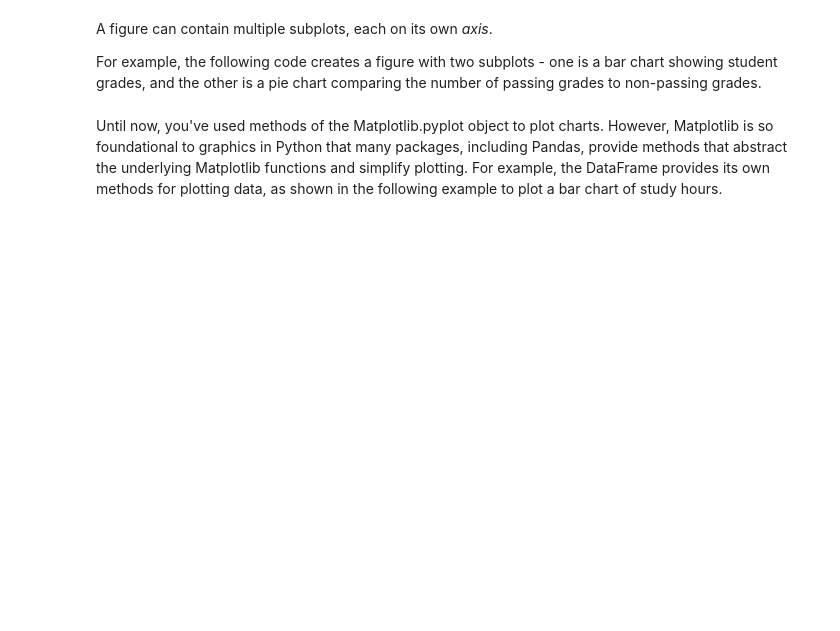
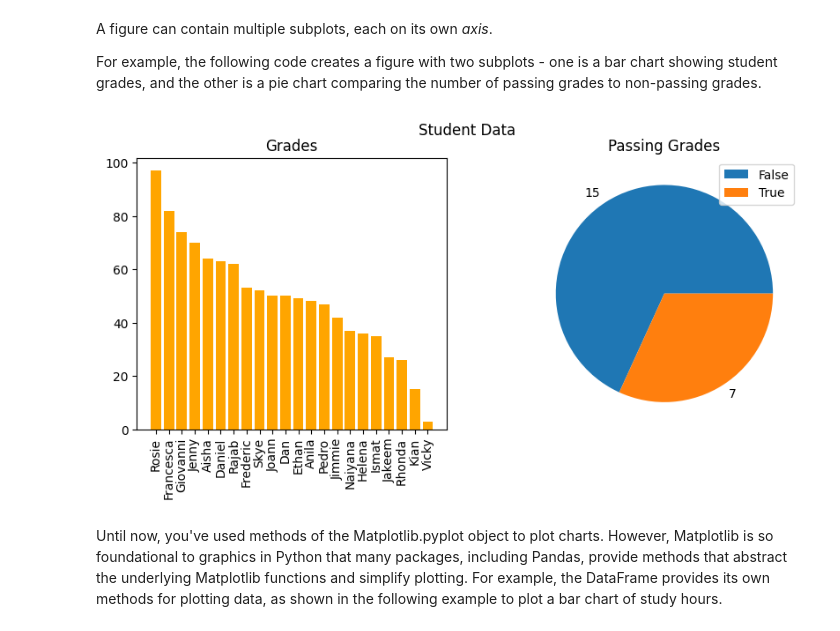
Before and after one commit to maisoehn/ml-basics, a Jupyter notebook: 01 - Data Exploration.ipynb, the cells around one changed output. Saved outputs shown, nothing was run; the diff lists cells and outputs as text; code cells hidden in the pictures; blank space fills up the shorter version.

```diff
--- a/01 - Data Exploration.ipynb
+++ b/01 - Data Exploration.ipynb
@@ -545,24 +576,40 @@ A figure can contain multiple subplots, each on its own *axis*.
 For example, the following code creates a figure with two subplots - one is a bar chart showing student grades, and the other is a pie chart comparing the number of passing grades to non-passing grades.
 # %%
 # Create a figure for 2 subplots (1 row, 2 columns)
-fig, ax = plt.subplots(1, 2, figsize = (10,4))
+fig, ax = plt.subplots(
+    1,
+    2,
+    figsize = (10,4)
+)
 
 # Create a bar plot of name vs grade on the first axis
-ax[0].bar(x=df_students.Name, height=df_students.Grade, color='orange')
+ax[0].bar(
+    x = df_students.Name,
+    height = df_students.Grade,
+    color = 'orange'
+)
 ax[0].set_title('Grades')
-ax[0].set_xticklabels(df_students.Name, rotation=90)
+ax[0].set_xticklabels(
+    df_students.Name,
+    rotation = 90
+)
 
 # Create a pie chart of pass counts on the second axis
 pass_counts = df_students['Pass'].value_counts()
-ax[1].pie(pass_counts, labels=pass_counts)
+ax[1].pie(
+    pass_counts,
+    labels = pass_counts
+)
 ax[1].set_title('Passing Grades')
 ax[1].legend(pass_counts.keys().tolist())
 
 # Add a title to the Figure
 fig.suptitle('Student Data')
 
 # Show the figure
 fig.show()
+# %% [output]
+[figure, added]
 # %% [markdown]
 Until now, you've used methods of the Matplotlib.pyplot object to plot charts. However, Matplotlib is so foundational to graphics in Python that many packages, including Pandas, provide methods that abstract the underlying Matplotlib functions and simplify plotting. For example, the DataFrame provides its own methods for plotting data, as shown in the following example to plot a bar chart of study hours.
 # %%
```
Also changed, not shown: parts of 4 cells of this notebook.
